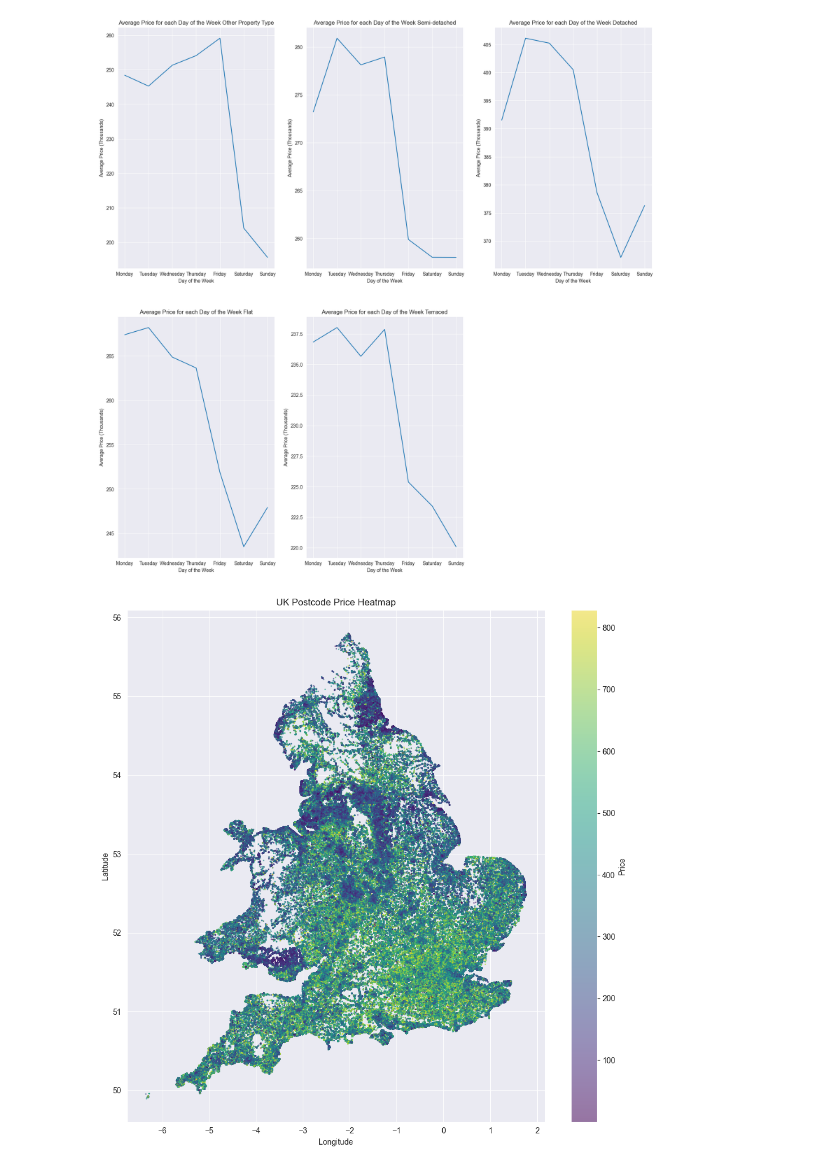
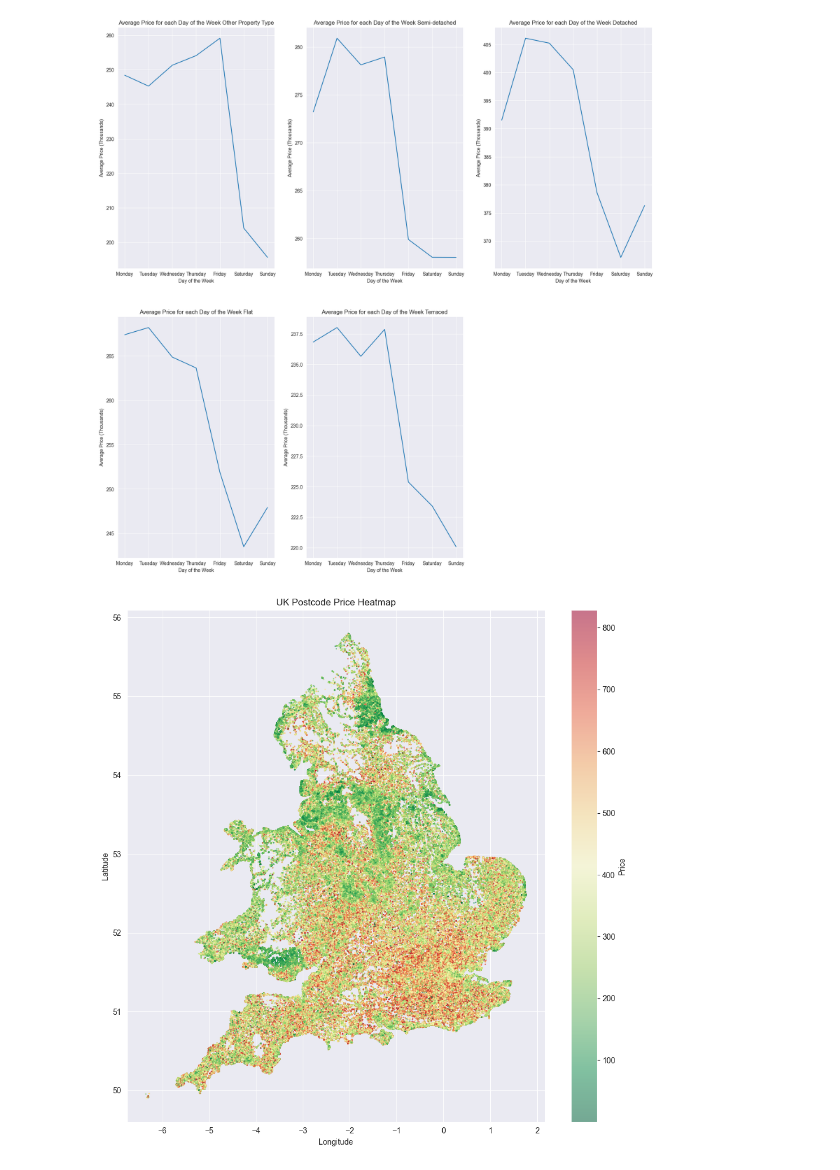
Before and after one commit to Tom-Kerrison/Housing-Price-Predictor, a Jupyter notebook: EDA.ipynb, the cells around one changed output. Cells and saved outputs as stored; diff of their text form; code cells hidden in the pictures.

```diff
--- a/EDA.ipynb
+++ b/EDA.ipynb
@@ -331,23 +331,23 @@ sns.lineplot(x='Day of the Week', y='Average Price (Thousands)', data=ter_prop,
 # %%
 import matplotlib.pyplot as plt
 
 plt.figure(figsize=(10, 10))
 
 plt.scatter(
     no_outliers_df['LONG'],
     no_outliers_df['LAT'],
     c=no_outliers_df['Price (Thousands)'],
-    cmap='viridis',
+    cmap='RdYlGn_r',
     s=1,
     alpha=0.5
 )
 
 plt.colorbar(label='Price')
 plt.xlabel('Longitude')
 plt.ylabel('Latitude')
 plt.title('UK Postcode Price Heatmap')
 plt.grid(True)
 plt.tight_layout()
 plt.show()
 # %% [output]
-[figure, old version]
+[figure, new version]
```
